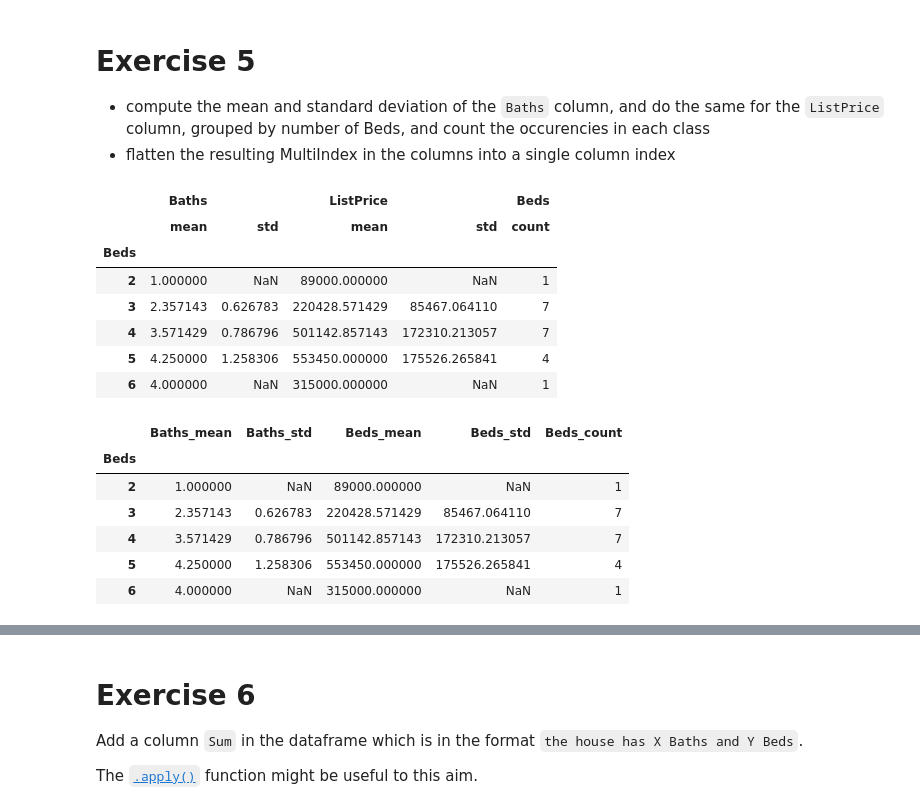
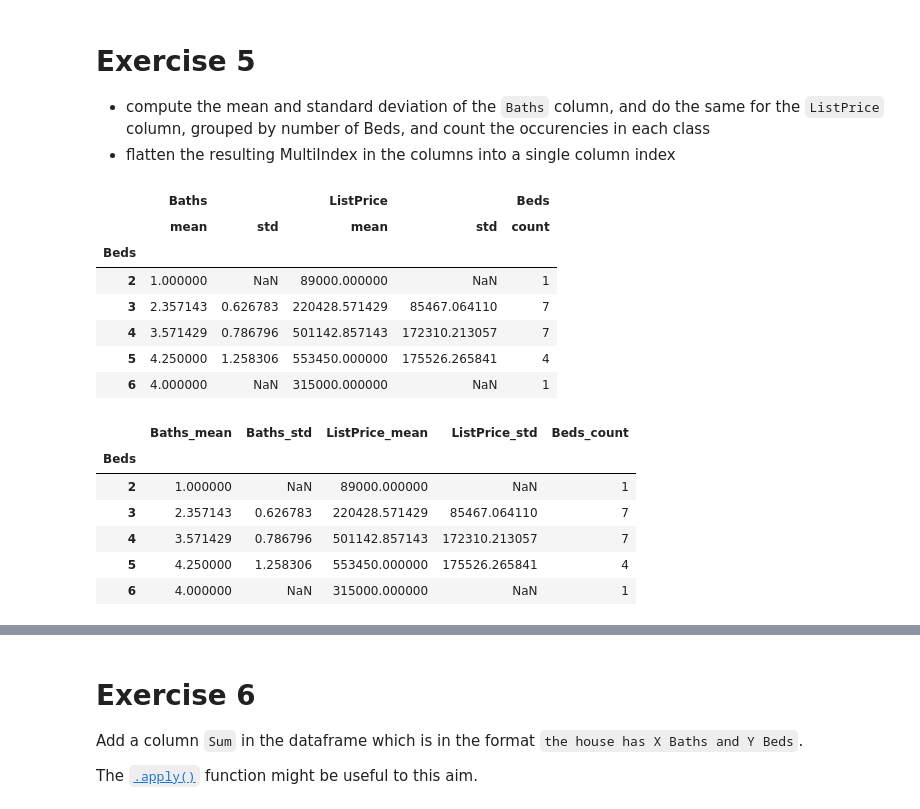
Before and after one commit to persello/daml-notebooks, a Jupyter notebook: 09/python-pandas.ipynb, the cells around one changed output, grey strips where cells are left out. Drawn from its saved outputs; the diff is of its cells as text; code cells hidden in the pictures.

```diff
--- a/09/python-pandas.ipynb
+++ b/09/python-pandas.ipynb
@@ -201,23 +201,23 @@ assert df['day'].values[2] == 13
 # %%
 
 df = df_origin.copy()
 df = df.groupby(['Beds'])[['ListPrice', 'Baths', 'Beds']].agg({'Baths': ['mean', 'std'], 'ListPrice': ['mean', 'std'], 'Beds': ['count']})
 display(df)
 
 df_flattened = df.copy()
 df_flattened.columns = df_flattened.columns.get_level_values(0)
-df_flattened.columns = ['Baths_mean', 'Baths_std', 'Beds_mean', 'Beds_std', 'Beds_count']
+df_flattened.columns = ['Baths_mean', 'Baths_std', 'ListPrice_mean', 'ListPrice_std', 'Beds_count']
 display(df_flattened)
 # %% [output]
 |  | Baths |  | ListPrice |  | Beds |
 |  | mean | std | mean | std | count |
 | Beds |  |  |  |  |  |
 | 2 | 1.000000 | NaN | 89000.000000 | NaN | 1 |
 | 3 | 2.357143 | 0.626783 | 220428.571429 | 85467.064110 | 7 |
 | 4 | 3.571429 | 0.786796 | 501142.857143 | 172310.213057 | 7 |
 | 5 | 4.250000 | 1.258306 | 553450.000000 | 175526.265841 | 4 |
 | 6 | 4.000000 | NaN | 315000.000000 | NaN | 1 |
-|  | Baths_mean | Baths_std | Beds_mean | Beds_std | Beds_count |
+|  | Baths_mean | Baths_std | ListPrice_mean | ListPrice_std | Beds_count |
 | Beds |  |  |  |  |  |
 | 2 | 1.000000 | NaN | 89000.000000 | NaN | 1 |
 | 3 | 2.357143 | 0.626783 | 220428.571429 | 85467.064110 | 7 |
```
